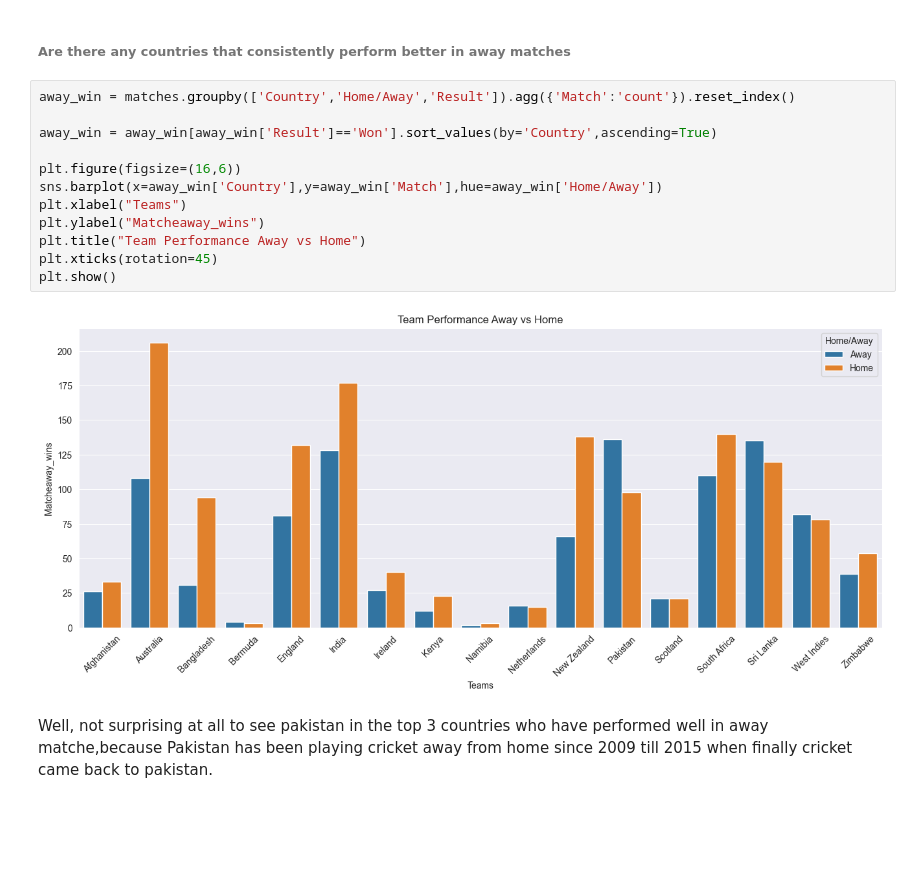
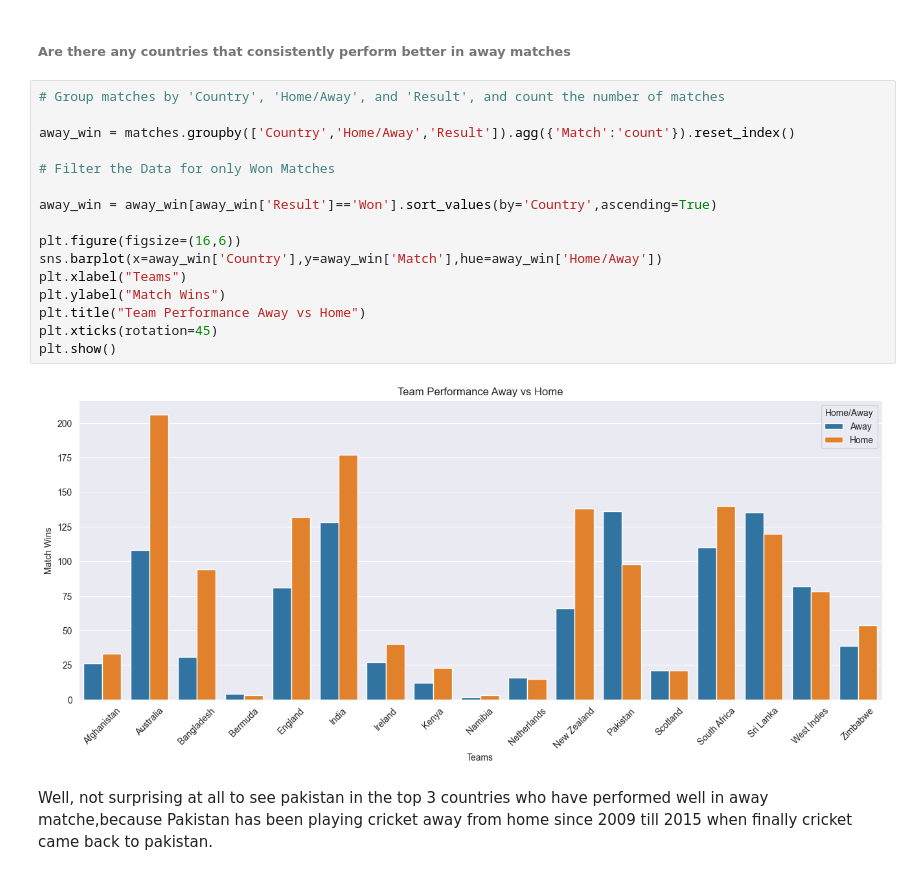
Before and after one commit to ilovedata6/cricket_ODI_analysis, a Jupyter notebook: matches.ipynb, the cells around one changed output. Cells and saved outputs as stored; diff of their text form; blank space fills up the shorter version.

```diff
--- a/matches.ipynb
+++ b/matches.ipynb
@@ -217,18 +233,22 @@ plt.show()
 # %% [markdown]
 ###### Are there any countries that consistently perform better in away matches
 # %%
+# Group matches by 'Country', 'Home/Away', and 'Result', and count the number of matches
+
 away_win = matches.groupby(['Country','Home/Away','Result']).agg({'Match':'count'}).reset_index()
+
+# Filter the Data for only Won Matches
 
 away_win = away_win[away_win['Result']=='Won'].sort_values(by='Country',ascending=True)
 
 plt.figure(figsize=(16,6))
 sns.barplot(x=away_win['Country'],y=away_win['Match'],hue=away_win['Home/Away'])
 plt.xlabel("Teams")
-plt.ylabel("Matcheaway_wins")
+plt.ylabel("Match Wins")
 plt.title("Team Performance Away vs Home")
 plt.xticks(rotation=45)
 plt.show()
 # %% [output]
-[figure, old version]
+[figure, new version]
 # %% [markdown]
 Well, not surprising at all to see pakistan in the top 3 countries who have performed well in away matche,because Pakistan has been playing cricket away from home since 2009 till 2015 when finally cricket came back to pakistan.
```
Also changed, not shown: parts of 7 cells of this notebook, 1 other file.
